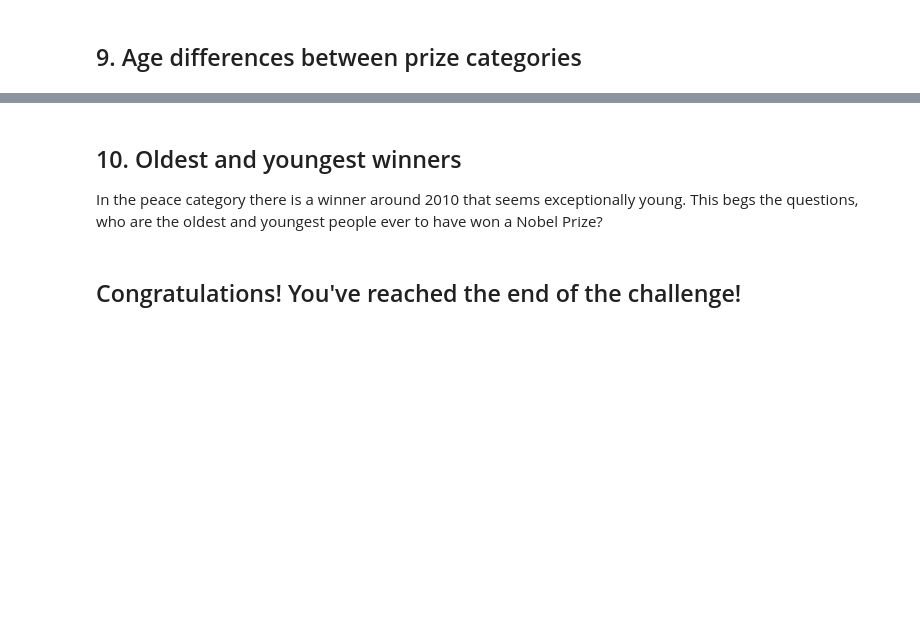
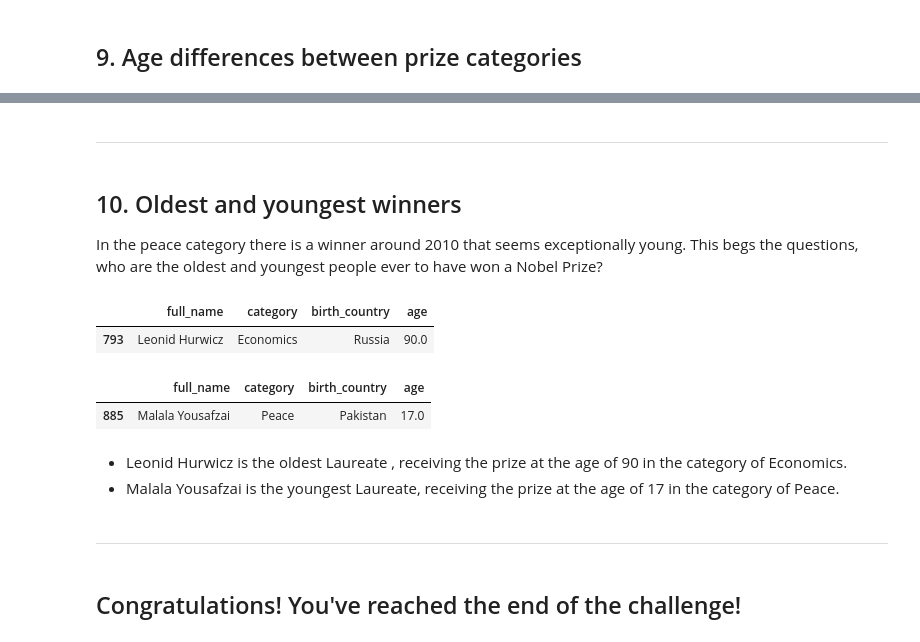
Before and after one commit to ThapeloMarakalla/A-Visual-History-of-Nobel-Prize-Winners, a Jupyter notebook: code/nobelprizewinners.ipynb, the cells around one changed output, grey strips where cells are left out. Drawn from its saved outputs; the diff is of its cells as text; code cells hidden in the pictures; blank space fills up the shorter version.

```diff
--- a/code/nobelprizewinners.ipynb
+++ b/code/nobelprizewinners.ipynb
@@ -247,5 +286,24 @@ What can you conclude about the age at which people win different types of Nobel
+# %% [markdown]
+---
 # %% [markdown]
 ## 10. Oldest and youngest winners
 <p>In the peace category there is a winner around 2010 that seems exceptionally young. This begs the questions, who are the oldest and youngest people ever to have won a Nobel Prize?</p>
+# %%
+# oldest winner of the Nobel Proze
+nobel[nobel.age == nobel.age.max()][['full_name', 'category', 'birth_country', 'age']]
+# %% [output]
+|  | full_name | category | birth_country | age |
+| 793 | Leonid Hurwicz | Economics | Russia | 90.0 |
+# %%
+# youngest winner of the Nobel Proze
+nobel[nobel.age == nobel.age.min()][['full_name', 'category','birth_country', 'age']]
+# %% [output]
+|  | full_name | category | birth_country | age |
+| 885 | Malala Yousafzai | Peace | Pakistan | 17.0 |
+# %% [markdown]
+* Leonid Hurwicz is the oldest Laureate , receiving the prize at the age of 90 in the category of Economics.
+* Malala Yousafzai is the youngest Laureate, receiving the prize at the age of 17 in the category of Peace.
+# %% [markdown]
+---
 # %% [markdown]
 ## Congratulations! You've reached the end of the challenge!
```
Also changed, not shown: parts of 11 cells of this notebook.
